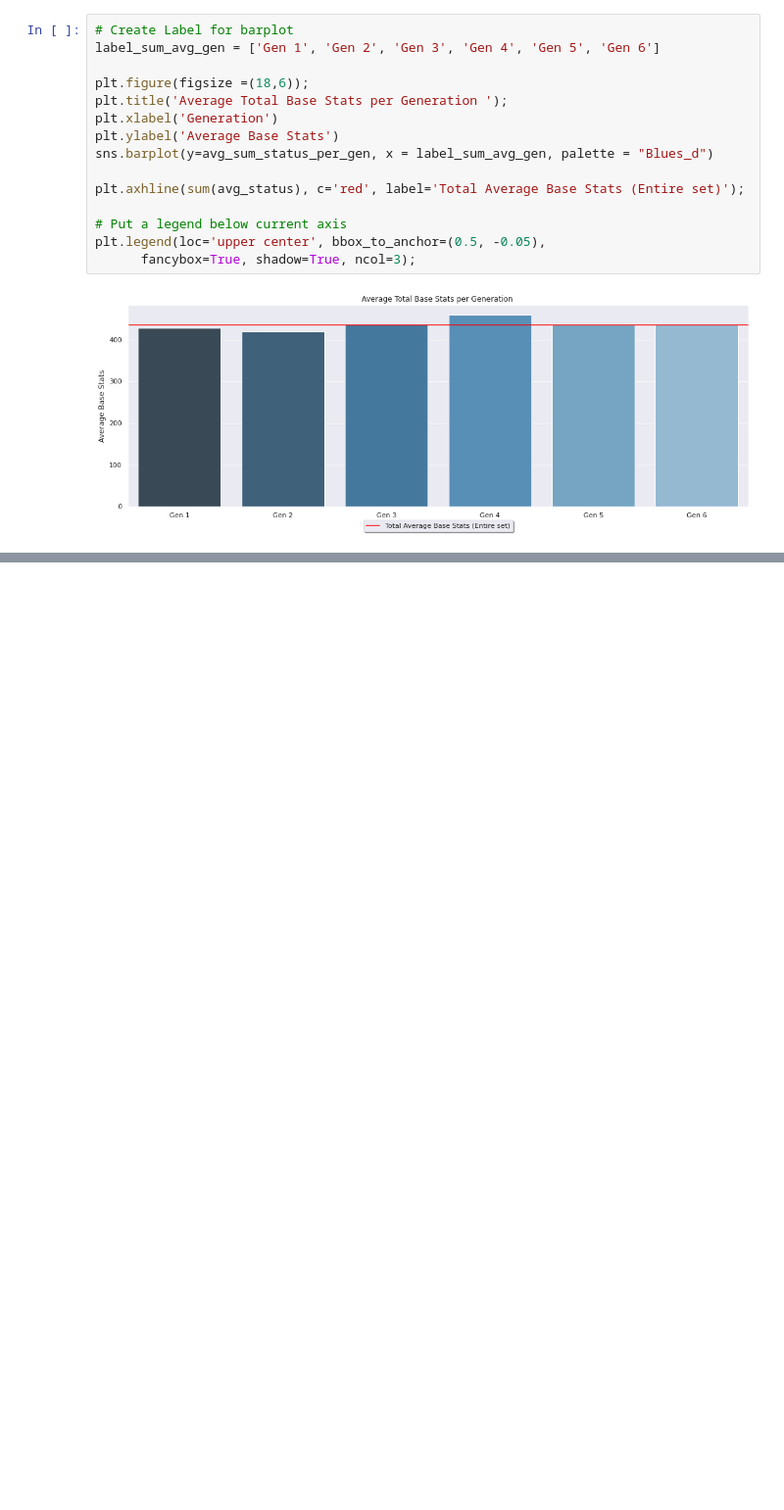
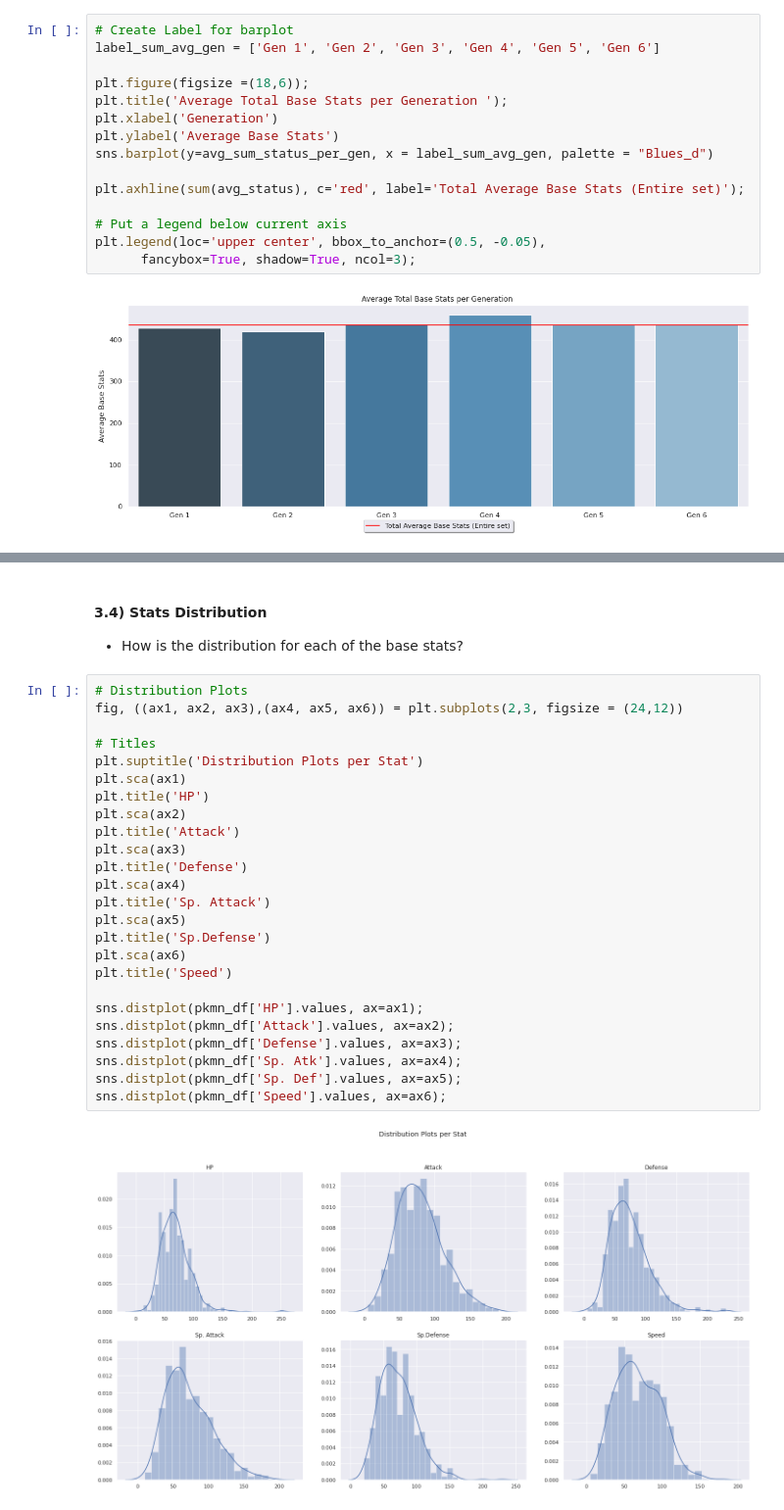
Before and after one commit to rpdieego/IndigoTortoise-pkmn-notebooks, a Jupyter notebook: IndigoTortoise_pkmn.ipynb, the cells around one changed output, grey strips where cells are left out. Shown at 98% size. Cells and saved outputs as stored; diff of their text form; blank space fills up the shorter version.

```diff
--- a/IndigoTortoise_pkmn.ipynb
+++ b/IndigoTortoise_pkmn.ipynb
@@ -848,0 +884,31 @@ plt.legend(loc='upper center', bbox_to_anchor=(0.5, -0.05),
+# %% [markdown]
+#### 3.4) Stats Distribution
+
+*   How is the distribution for each of the base stats?
+# %%
+# Distribution Plots
+fig, ((ax1, ax2, ax3),(ax4, ax5, ax6)) = plt.subplots(2,3, figsize = (24,12))
+
+# Titles
+plt.suptitle('Distribution Plots per Stat')
+plt.sca(ax1)
+plt.title('HP')
+plt.sca(ax2)
+plt.title('Attack')
+plt.sca(ax3)
+plt.title('Defense')
+plt.sca(ax4)
+plt.title('Sp. Attack')
+plt.sca(ax5)
+plt.title('Sp.Defense')
+plt.sca(ax6)
+plt.title('Speed')
+
+sns.distplot(pkmn_df['HP'].values, ax=ax1);
+sns.distplot(pkmn_df['Attack'].values, ax=ax2);
+sns.distplot(pkmn_df['Defense'].values, ax=ax3);
+sns.distplot(pkmn_df['Sp. Atk'].values, ax=ax4);
+sns.distplot(pkmn_df['Sp. Def'].values, ax=ax5);
+sns.distplot(pkmn_df['Speed'].values, ax=ax6);
+# %% [output]
+[figure, added]
```
Also changed, not shown: parts of 5 cells of this notebook.
